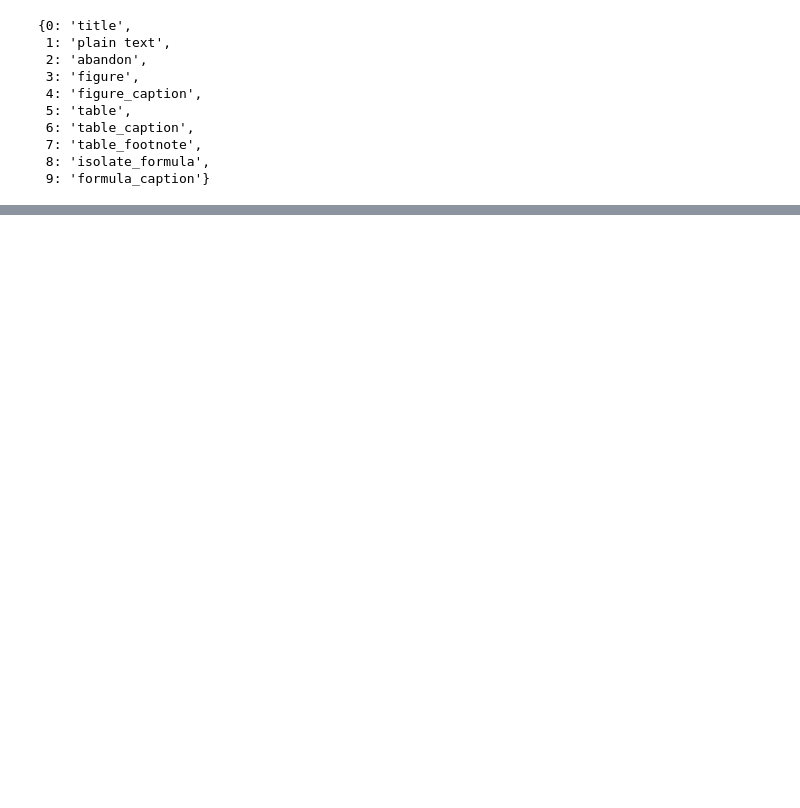
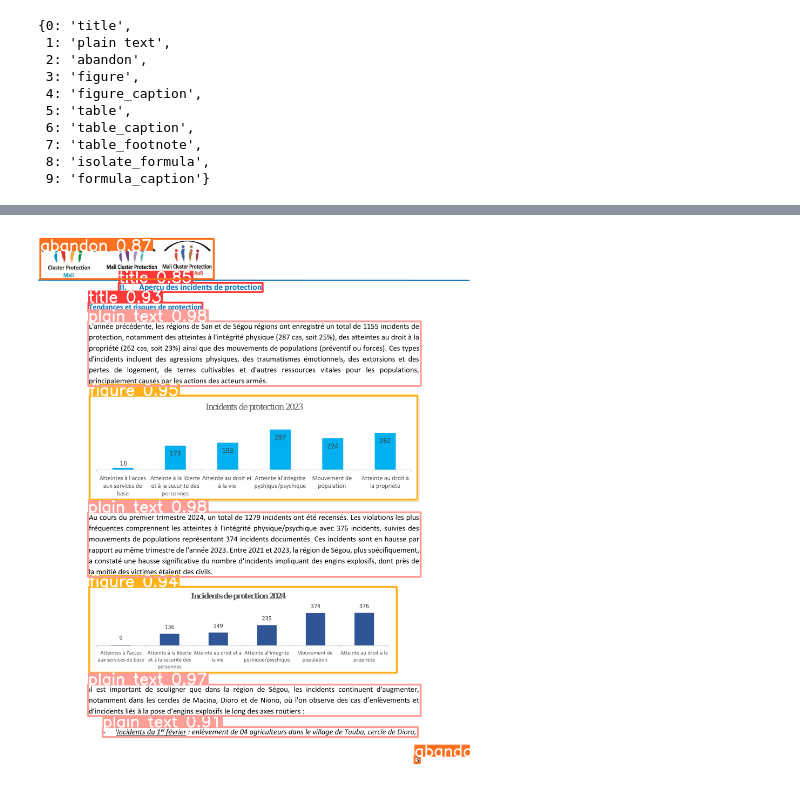
Before and after one commit to ajdajd/data-snapshot-annotation, a Jupyter notebook: notebooks/doclayout-yolo_demo.ipynb, the cells around one changed output, grey strips where cells are left out. Cells and saved outputs as stored; diff of their text form; code cells hidden in the pictures; blank space fills up the shorter version.

```diff
--- a/notebooks/doclayout-yolo_demo.ipynb
+++ b/notebooks/doclayout-yolo_demo.ipynb
@@ -4,17 +4,15 @@ from doclayout_yolo import YOLOv10
 # %%
 # Load the pre-trained model
-model = YOLOv10("../data/models/doclayout_yolo_docstructbench_imgsz1024.pt")
+model = YOLOv10(ROOT / "models/doclayout_yolo_docstructbench_imgsz1024.pt")
 
 # Perform prediction
-fp = "../labelstudio_data/dataset_spec/jordanhaus2015finalreport-2.pdf_p004.png"
-det_res = model.predict(
-    fp,   # Image to predict
+# IMG_PATH = "../labelstudio_data/dataset_spec/jordanhaus2015finalreport-2.pdf_p004.png"
+IMG_PATH = ROOT / "data/pages_cache/analyse_environnement_de_protection_des_regions_de_segou_san_v2_final.pdf_p002.png"
+res = model.predict(
+    IMG_PATH,   # Image to predict
     imgsz=1024,        # Prediction image size
     conf=0.2,          # Confidence threshold
     device="cpu"    # Device to use (e.g., 'cuda:0' or 'cpu')
 )
-
-# Annotate and save the result
-annotated_frame = det_res[0].plot(pil=True, line_width=5, font_size=20)
-cv2.imwrite("result.jpg", annotated_frame)
+res
 # %% [output]
@@ -51,0 +71,4 @@ from dsa.adapters.doclayoutyolo import _coerce_label
+# %%
+res[0].show()
+# %% [output]
+[figure, added]
```
Also changed, not shown: parts of 7 cells of this notebook.
